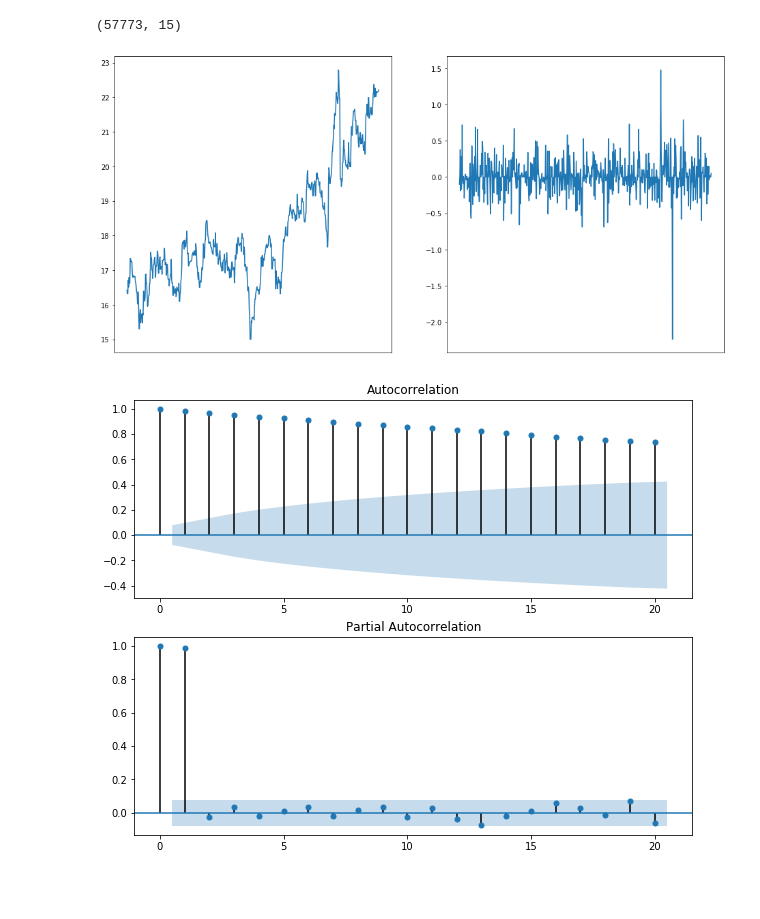
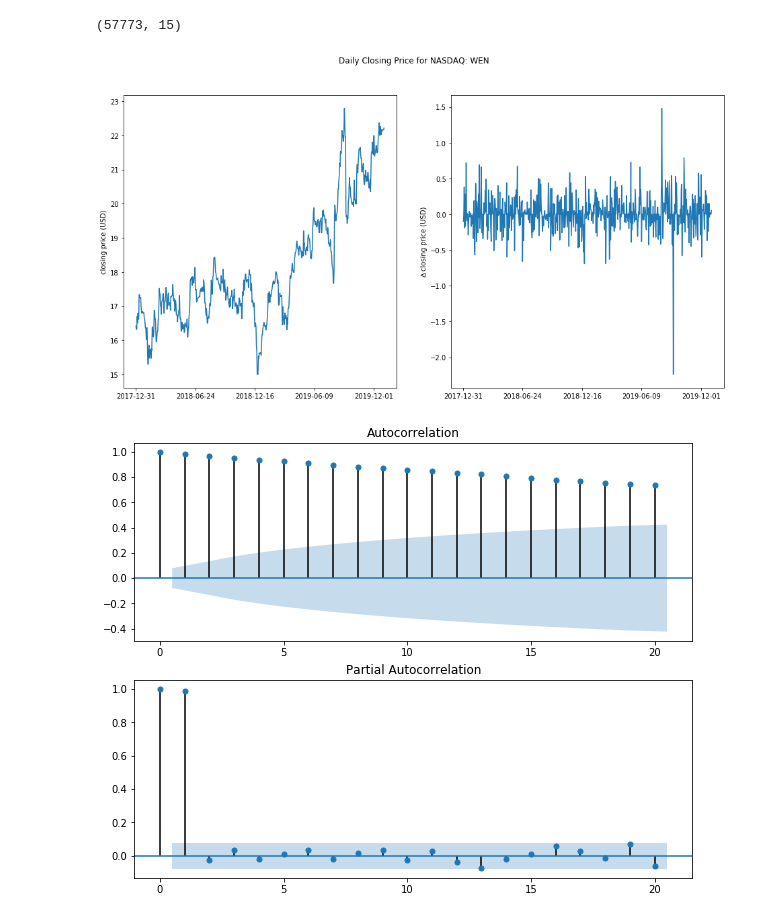
Before and after one commit to nkelley-uga/time-series, a Jupyter notebook: 03_modeling.ipynb, the cells around one changed output. Saved outputs shown, nothing was run; the diff lists cells and outputs as text; code cells hidden in the pictures; blank space fills up the shorter version.

```diff
--- a/03_modeling.ipynb
+++ b/03_modeling.ipynb
@@ -21,13 +21,17 @@ data.shape
 # %%
 daily_close = data.groupby('day')['close/last'].mean()
 
 fig, (ax1, ax2)= plt.subplots(1, 2, figsize=(16, 8))
+fig.suptitle('Daily Closing Price for NASDAQ: WEN')
 ax1.plot(daily_close.index, daily_close)
-ax1.set_xticks([])
+ax1.set_xticks(daily_close.index[::150])
+ax1.set_ylabel('closing price (USD)')
 ax2.plot(daily_close.index, daily_close.diff().round(2))
-ax2.set_xticks([]);
+ax2.set_xticks(daily_close.index[::150])
+ax2.set_ylabel('∆ closing price (USD)')
+plt.savefig('prices.png');
 # %% [output]
-[figure, old version]
+[figure, new version]
 # %%
 def autocorrelation_plots(time_data, lags=20):
     import matplotlib.pyplot as plt
```
Also changed, not shown: parts of 2 cells of this notebook, 4 other files.
